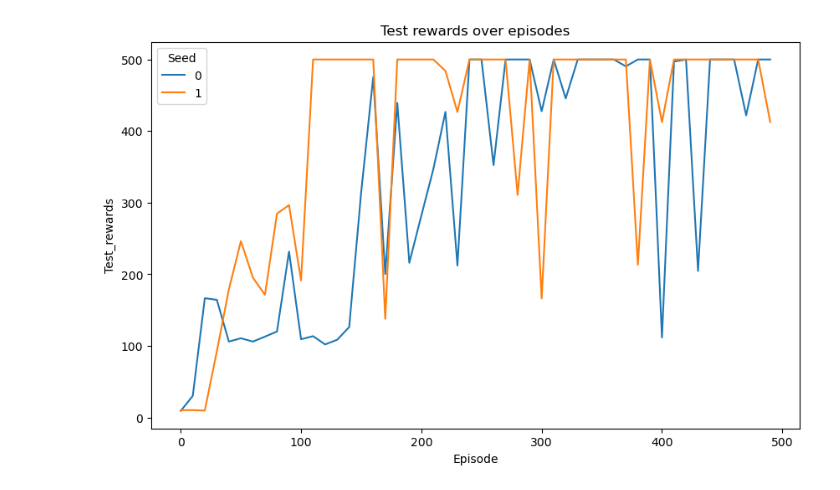
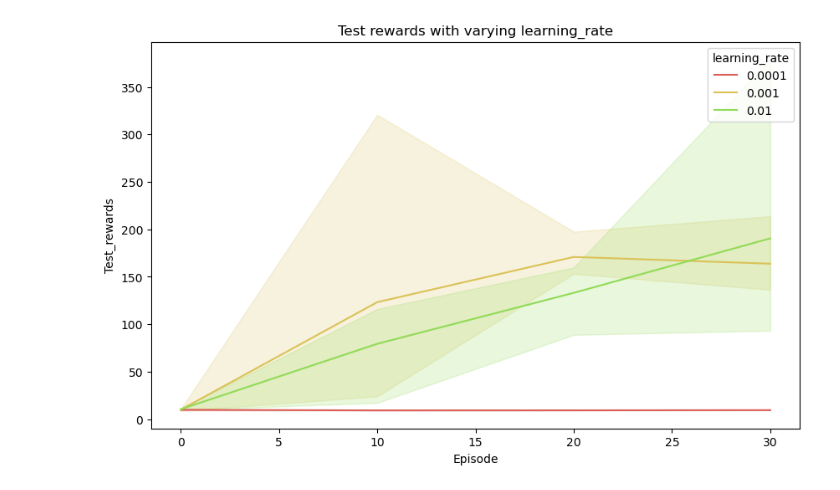
Before and after one commit to matt762/RL2024, a Jupyter notebook: DQN.ipynb, the cells around one changed output. Drawn from its saved outputs; the diff is of its cells as text; code cells hidden in the pictures.

Commit message:
Added seed setting for reproductibility and better plotting for parameter search

```diff
--- a/DQN.ipynb
+++ b/DQN.ipynb
@@ -19,20 +19,31 @@ param_dict = {
                 "eps_end" : 0.1,
                 "eps_decay" : 0.95,
                 "learning_rate" : 1e-3,
-                "train_episodes" : 500,
-                "test_episodes" : 20,
+                "train_episodes" : 40,
+                "test_episodes" : 10,
                 "steps_between_updates": 50
                 }
+# %%
+hyperparam_to_search = "learning_rate"
+nb_seeds = 3
+params_list = [1e-4,1e-3,1e-2]
+seed_list = [42,380,479]
+nb_params = len(params_list)
+
+optim_seeds = np.tile(seed_list,3)
+optim_params = np.repeat(params_list,3)
 # %%
 seed_rewards = []
 all_episode_rewards = []
 all_epsilons = []
-modif_params = [True, False]
-nb_seeds = 2
-for seed in range(nb_seeds):
-    dqn_opt = DQN_Optimizer(env = env, replay_memory_size= 100000, param_dict=param_dict)
+for iteration in range(len(optim_seeds)):
+    print("======== running DQN optimization ==========")
+    print("seed: {}. {} : {}".format(optim_seeds[iteration],hyperparam_to_search,optim_params[iteration]))
+
+    param_dict[hyperparam_to_search] = optim_params[iteration]
+    dqn_opt = DQN_Optimizer(env = env, seed = int(optim_seeds[iteration]), replay_memory_size= 100000, param_dict=param_dict)
     dqn_opt.set_optimizer('adam')
-    seed_rewards.append(dqn_opt.run_optimization(fill_rp_memory=modif_params[seed]))
+    seed_rewards.append(dqn_opt.run_optimization(fill_rp_memory=True))
     all_episode_rewards.append(dqn_opt.episode_cumulative_reward)
     all_epsilons.append(dqn_opt.epsilons)
 # %% [output]
@@ -80,4 +157,4 @@ def plot_rewards(seed_rewards, individual = False):
 # %%
-plot_rewards(seed_rewards, individual=True)
+plot_test_rewards(seed_rewards, param_name = hyperparam_to_search, optim_params = optim_params, individual=True)
 # %% [output]
-[figure, old version]
+[figure, new version]
```
Also changed, not shown: parts of 7 cells of this notebook, 1 other file.
